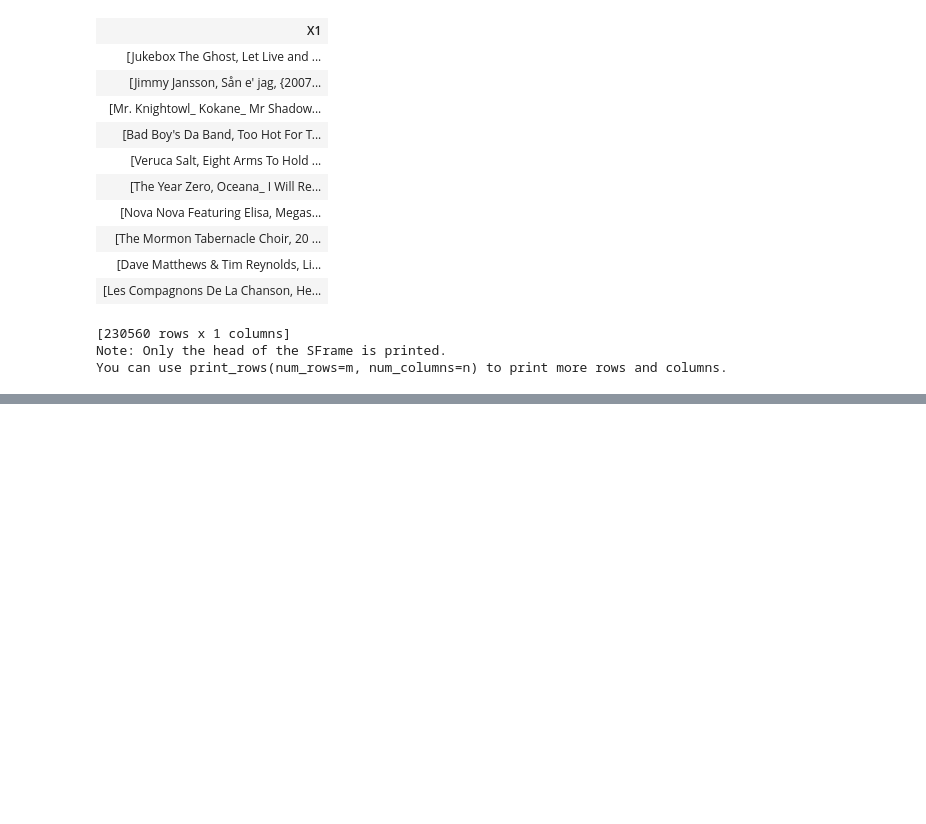
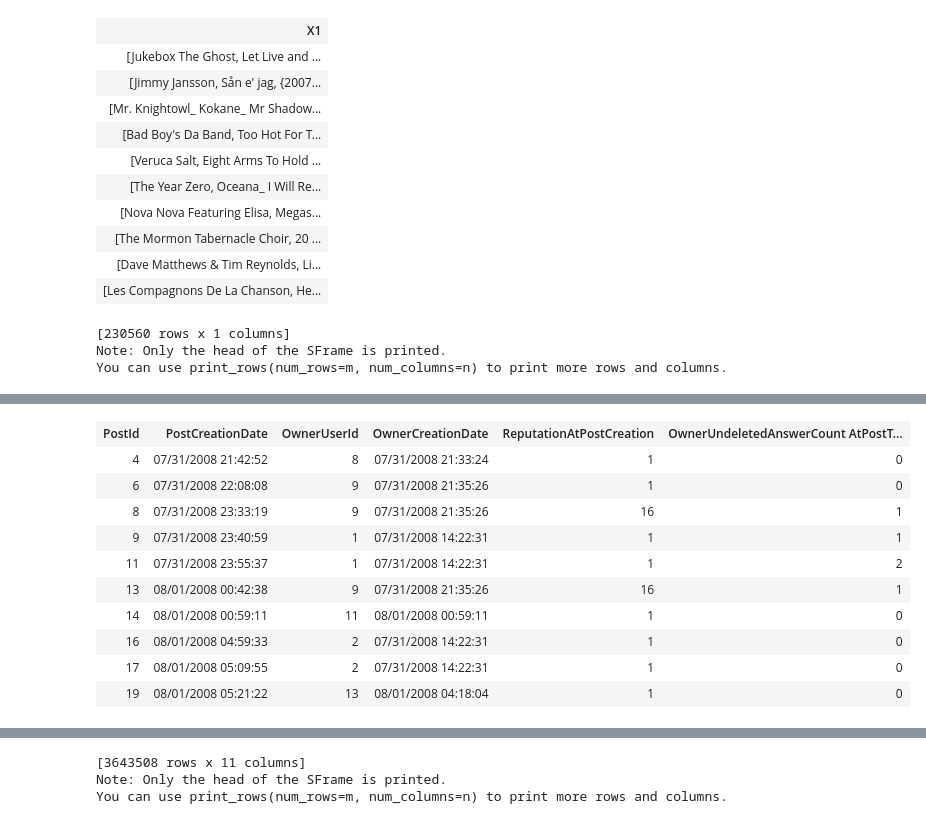
Before and after one commit to MarvinBertin/GraphLab, a Jupyter notebook: Working with Tabular Data.ipynb, the cells around one changed output, grey strips where cells are left out. Cells and saved outputs as stored; diff of their text form; code cells hidden in the pictures; blank space fills up the shorter version.

```diff
--- a/Working with Tabular Data.ipynb
+++ b/Working with Tabular Data.ipynb
@@ -475,0 +549,16 @@ You can use print_rows(num_rows=m, num_columns=n) to print more rows and columns
+# %%
+sf = sf.pack_columns(['Tag1','Tag2','Tag3','Tag4','Tag5'], new_column_name='tags')
+# %%
+sf
+# %% [output]
+| PostId | PostCreationDate | OwnerUserId | OwnerCreationDate | ReputationAtPostCreation | OwnerUndeletedAnswerCount AtPostT... |
+| 4 | 07/31/2008 21:42:52 | 8 | 07/31/2008 21:33:24 | 1 | 0 |
+| 6 | 07/31/2008 22:08:08 | 9 | 07/31/2008 21:35:26 | 1 | 0 |
+| 8 | 07/31/2008 23:33:19 | 9 | 07/31/2008 21:35:26 | 16 | 1 |
+| 9 | 07/31/2008 23:40:59 | 1 | 07/31/2008 14:22:31 | 1 | 1 |
+| 11 | 07/31/2008 23:55:37 | 1 | 07/31/2008 14:22:31 | 1 | 2 |
+| 13 | 08/01/2008 00:42:38 | 9 | 07/31/2008 21:35:26 | 16 | 1 |
+| 14 | 08/01/2008 00:59:11 | 11 | 08/01/2008 00:59:11 | 1 | 0 |
+| 16 | 08/01/2008 04:59:33 | 2 | 07/31/2008 14:22:31 | 1 | 0 |
+| 17 | 08/01/2008 05:09:55 | 2 | 07/31/2008 14:22:31 | 1 | 0 |
+| 19 | 08/01/2008 05:21:22 | 13 | 08/01/2008 04:18:04 | 1 | 0 |
@@ -475,0 +576,3 @@ You can use print_rows(num_rows=m, num_columns=n) to print more rows and columns
+[3643508 rows x 11 columns]
+Note: Only the head of the SFrame is printed.
+You can use print_rows(num_rows=m, num_columns=n) to print more rows and columns.
```
Also changed, not shown: parts of 13 cells of this notebook, 4 other files.
